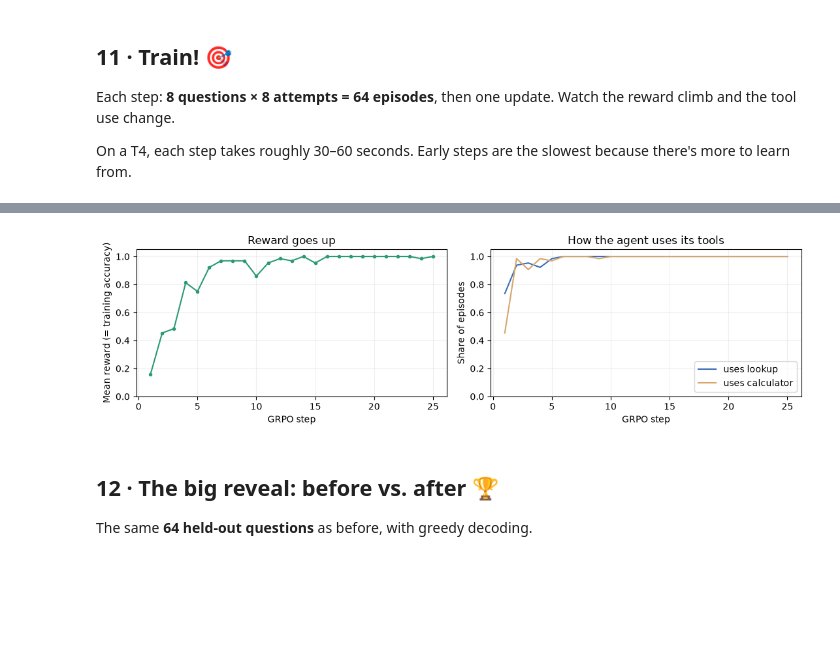
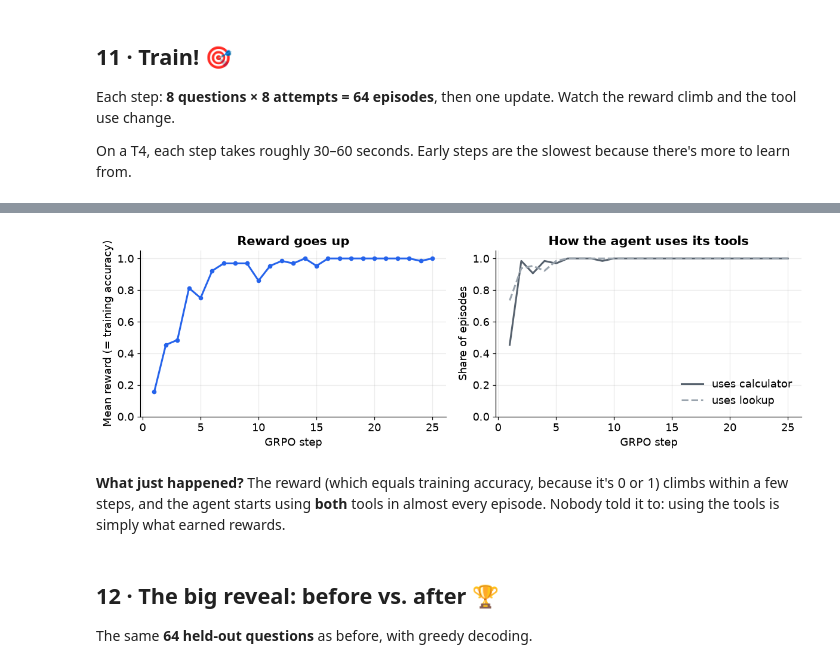
Before and after one commit to HamedKhosravi99/Train-Your-RL-Agent, a Jupyter notebook: notebooks/04_llm_tool_use_grpo.ipynb, the cells around one changed output, grey strips where cells are left out. Drawn from its saved outputs; the diff is of its cells as text; code cells hidden in the pictures; blank space fills up the shorter version.

```diff
--- a/notebooks/04_llm_tool_use_grpo.ipynb
+++ b/notebooks/04_llm_tool_use_grpo.ipynb
@@ -51,3 +58,6 @@ from transformers import AutoModelForCausalLM, AutoTokenizer
 
 random.seed(0)
 torch.manual_seed(0)
+plt.rcParams.update({"figure.dpi": 110, "font.size": 12, "axes.titlesize": 14, "axes.titleweight": "bold",
+                     "axes.spines.top": False, "axes.spines.right": False})
+ACCENT, GREY, GOOD, BAD = "#2563EB", "#9AA4AE", "#16803C", "#C2413A"   # course colors
@@ -620,19 +665,21 @@ step 25 | reward 1.00 | lookup used 100% | calculator used 100% | 46s
 # %%
-fig, (left, right) = plt.subplots(1, 2, figsize=(11, 3.2))
+fig, (left, right) = plt.subplots(1, 2, figsize=(11, 3.6))
 steps = range(1, len(history) + 1)
-left.plot(steps, [h["reward"] for h in history], color="#2A9975", marker="o", markersize=3)
+left.plot(steps, [h["reward"] for h in history], color=ACCENT, linewidth=2, marker="o", markersize=4)
 left.set(ylim=(0, 1.05), xlabel="GRPO step", ylabel="Mean reward (= training accuracy)",
          title="Reward goes up")
-right.plot(steps, [h["lookup_use"] for h in history], label="uses lookup", color="#3B6FB6")
-right.plot(steps, [h["calculator_use"] for h in history], label="uses calculator", color="#D7A66B")
+right.plot(steps, [h["calculator_use"] for h in history], label="uses calculator", color="#56616D", linewidth=2)
+right.plot(steps, [h["lookup_use"] for h in history], label="uses lookup", color=GREY, linewidth=2, linestyle="--")
 right.set(ylim=(0, 1.05), xlabel="GRPO step", ylabel="Share of episodes", title="How the agent uses its tools")
-right.legend(loc="lower right")
+right.legend(loc="lower right", frameon=False)
 for ax in (left, right):
-    ax.grid(alpha=0.2)
+    ax.grid(alpha=0.25)
 plt.tight_layout()
 plt.show()
 # %% [output]
-[figure, old version]
+[figure, new version]
+# %% [markdown]
+**What just happened?** The reward (which equals training accuracy, because it's 0 or 1) climbs within a few steps, and the agent starts using **both** tools in almost every episode. Nobody told it to: using the tools is simply what earned rewards.
 # %% [markdown]
 ## 12 · The big reveal: before vs. after 🏆
 
```
Also changed, not shown: parts of 24 cells of this notebook, 29 other files.
